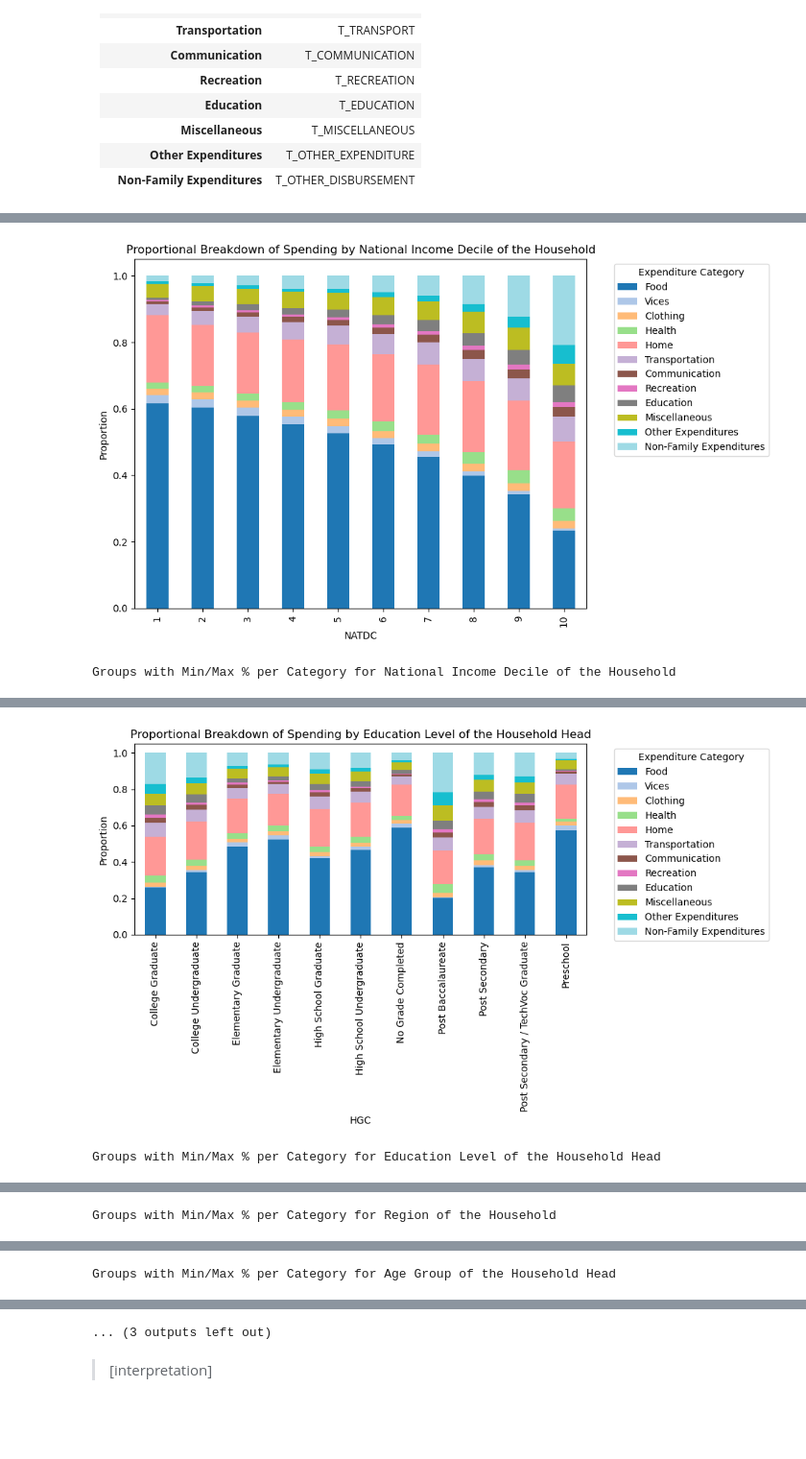
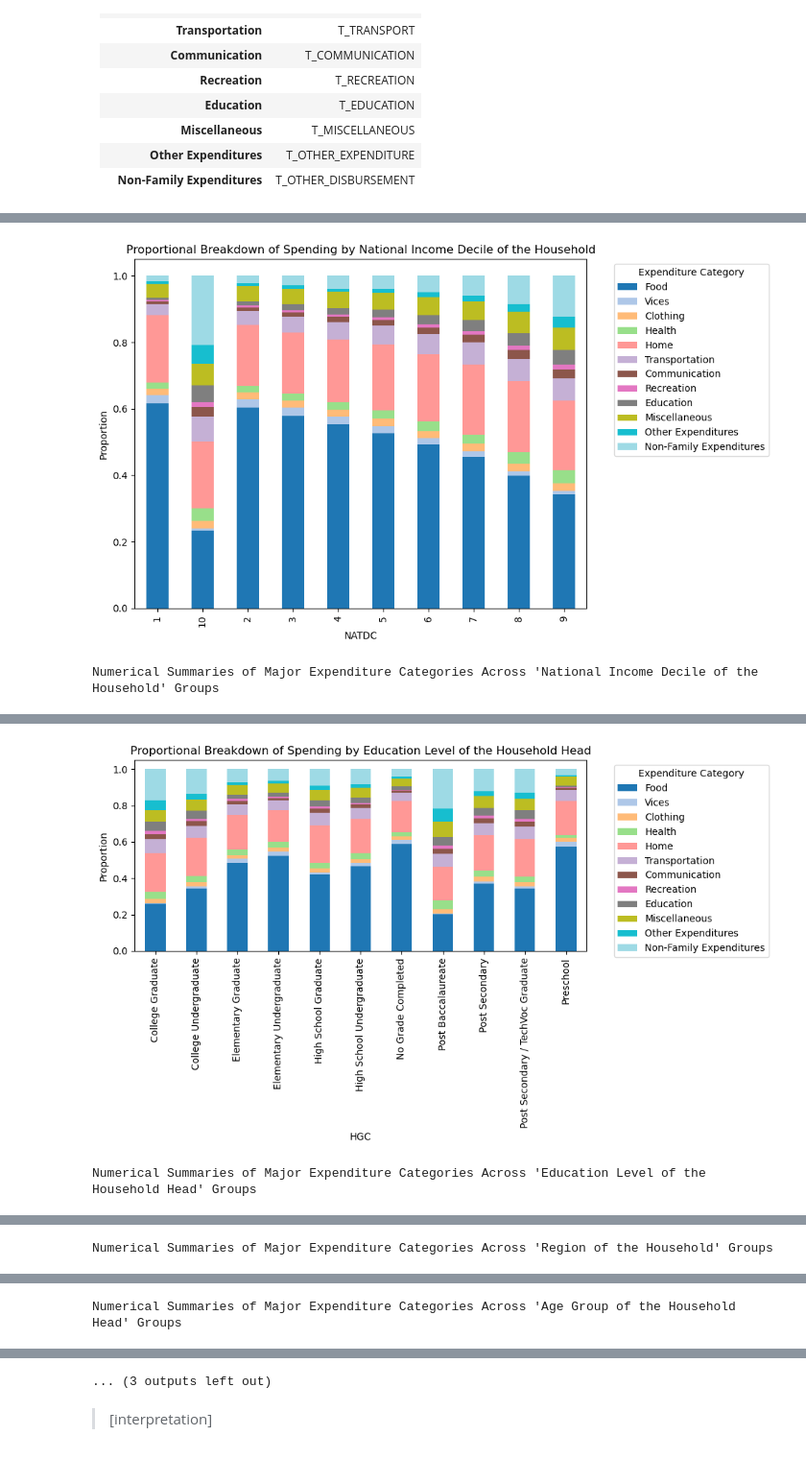
Before and after one commit to qu1r0ra/psa-dataset-analysis, a Jupyter notebook: fie-analysis.ipynb, the cells around one changed output, grey strips where cells are left out. Shown at 96% size. Drawn from its saved outputs; the diff is of its cells as text; code cells hidden in the pictures; blank space fills up the shorter version.

```diff
--- a/fie-analysis.ipynb
+++ b/fie-analysis.ipynb
@@ -189,8 +178,8 @@ df.head()
 >[converting numerical values to categorical values explanation]
 # %%
 
-# Change column type to string for columns: 'W_REGN', 'URB' and 1 other column
-df = df.astype({'W_REGN': 'string', 'URB': 'string', 'SEX': 'string'});
+# Change column type to string for columns: 'W_REGN', 'URB' and 2 other columns
+df = df.astype({'W_REGN': 'string', 'URB': 'string', 'SEX': 'string', 'NATDC': 'string'})
 
 # Replace all instances of "41" with "4A" in column: 'W_REGN'
 df.loc[df['W_REGN'].str.lower() == "41".lower(), 'W_REGN'] = "4A"
@@ -421,7 +399,7 @@ For this EDA question, we will be focusing on the ff. factors:
 - Age group of the household head
 - Sex of the household head
 # %%
-factors = {
+socio_demo_factors = {
     'National Income Decile of the Household'   : 'NATDC',
     'Education Level of the Household Head'     : 'HGC',
     'Region of the Household'                   : 'W_REGN',
@@ -501,40 +461,47 @@ def plot_stacked_bar(
     plt.tight_layout()
     plt.show()
 # %%
-for title, col in factors.items():
-    # Plot stacked bar chart
+for factor_title, factor_col in socio_demo_factors.items():
+    # Generate visualization
     plot_stacked_bar(
         df,
-        group_col=col,
+        groupby_col=factor_col,
         category_dict=major_expenditure_categories,
-        normalize=True,
-        title=f"Proportional Breakdown of Spending by {title}"
+        title=f"Proportional Breakdown of Spending by {factor_title}"
     )
 
-    # Compute proportion per group
-    grouped = df.groupby(col)[list(major_expenditure_categories.values())].sum()
-    proportions = grouped.div(grouped.sum(axis=1), axis=0)
+    df_grouped_summed = df.groupby(factor_col)[list(major_expenditure_categories.values())].sum()
+    df_grouped_normalized = df_grouped_summed.div(df_grouped_summed.sum(axis=1), axis=0)    # expenditures normalized to proportions
 
-    # Build summary of min/max per category
-    summary = {
-        "Category": [],
-        "Group with Max %": [],
-        "Max %": [],
-        "Group with Min %": [],
-        "Min %": []
-    }
+    # Generate corresponding numerical summaries
+    summary_df = pd.DataFrame()
 
-    for category, col_name in major_expenditure_categories.items():
-        col_vals = proportions[col_name]
-        summary["Category"].append(category)
-        summary["Group with Max %"].append(col_vals.idxmax())
-        summary["Max %"].append(col_vals.max())
-        summary["Group with Min %"].append(col_vals.idxmin())
-        summary["Min %"].append(col_vals.min())
+    for category_title, category_col in major_expenditure_categories.items():
+        col_vals = df_grouped_normalized[category_col]
 
-    # Display table
-    summary_df = pd.DataFrame(summary)
-    display(summary_df.style.set_caption(f"Groups with Min/Max % per Category for {title}").format({'Max %': '{:.2%}', 'Min %': '{:.2%}'}))
+        summary_df.loc[category_title, 'Mean'] = col_vals.mean()
+        summary_df.loc[category_title, 'Std Dev'] = col_vals.std()
+        summary_df.loc[category_title, 'Min %'] = col_vals.min()
+        summary_df.loc[category_title, 'Group with Min %'] = col_vals.idxmin()
+        summary_df.loc[category_title, 'Max %'] = col_vals.max()
+        summary_df.loc[category_title, 'Group with Max %'] = col_vals.idxmax()
+        summary_df.loc[category_title, 'Range'] = col_vals.max() - col_vals.min()
+
+    summary_df = summary_df[
+        ['Mean', 'Std Dev', 'Min %', 'Group with Min %', 'Max %', 'Group with Max %', 'Range']
+    ]
+
+    display(
+        summary_df.style
+            .set_caption(f"Numerical Summaries of Major Expenditure Categories Across '{factor_title}' Groups")
+            .format({
+                'Mean': '{:.4%}',
+                'Std Dev': '{:.4%}',
+                'Min %': '{:.4%}',
+                'Max %': '{:.4%}',
+                'Range': '{:.4%}'
+            })
+    )
 # %% [output]
-[figure, old version]
+[figure, new version]
-Groups with Min/Max % per Category for National Income Decile of the Household
+Numerical Summaries of Major Expenditure Categories Across 'National Income Decile of the Household' Groups
@@ -554,2 +521,2 @@ Groups with Min/Max % per Category for National Income Decile of the Household
 [figure]
-Groups with Min/Max % per Category for Education Level of the Household Head
+Numerical Summaries of Major Expenditure Categories Across 'Education Level of the Household Head' Groups
@@ -569,2 +536,2 @@ Groups with Min/Max % per Category for Education Level of the Household Head
 [figure]
-Groups with Min/Max % per Category for Region of the Household
+Numerical Summaries of Major Expenditure Categories Across 'Region of the Household' Groups
@@ -584,2 +551,2 @@ Groups with Min/Max % per Category for Region of the Household
 [figure]
-Groups with Min/Max % per Category for Age Group of the Household Head
+Numerical Summaries of Major Expenditure Categories Across 'Age Group of the Household Head' Groups
```
Also changed, not shown: parts of 10 cells of this notebook.
